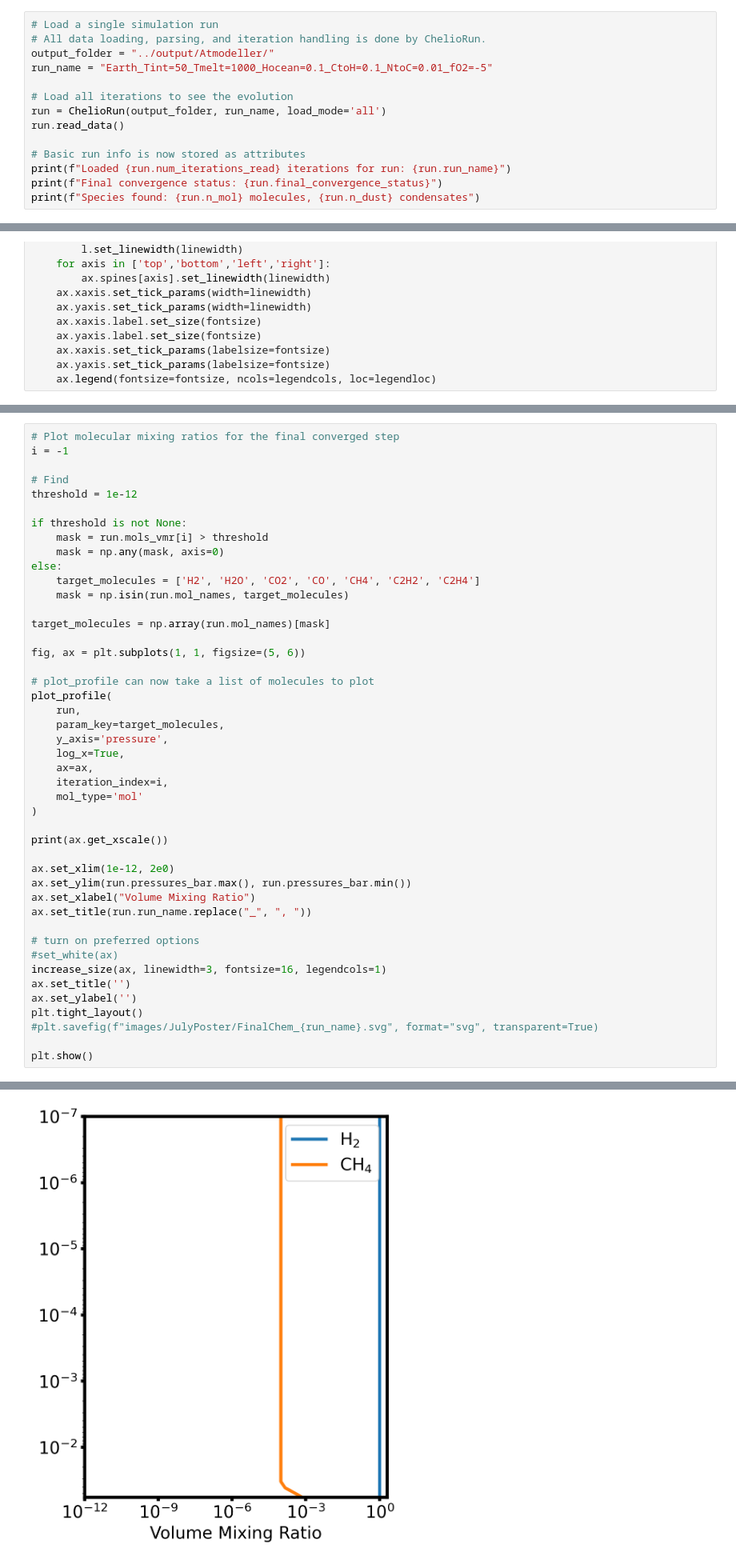
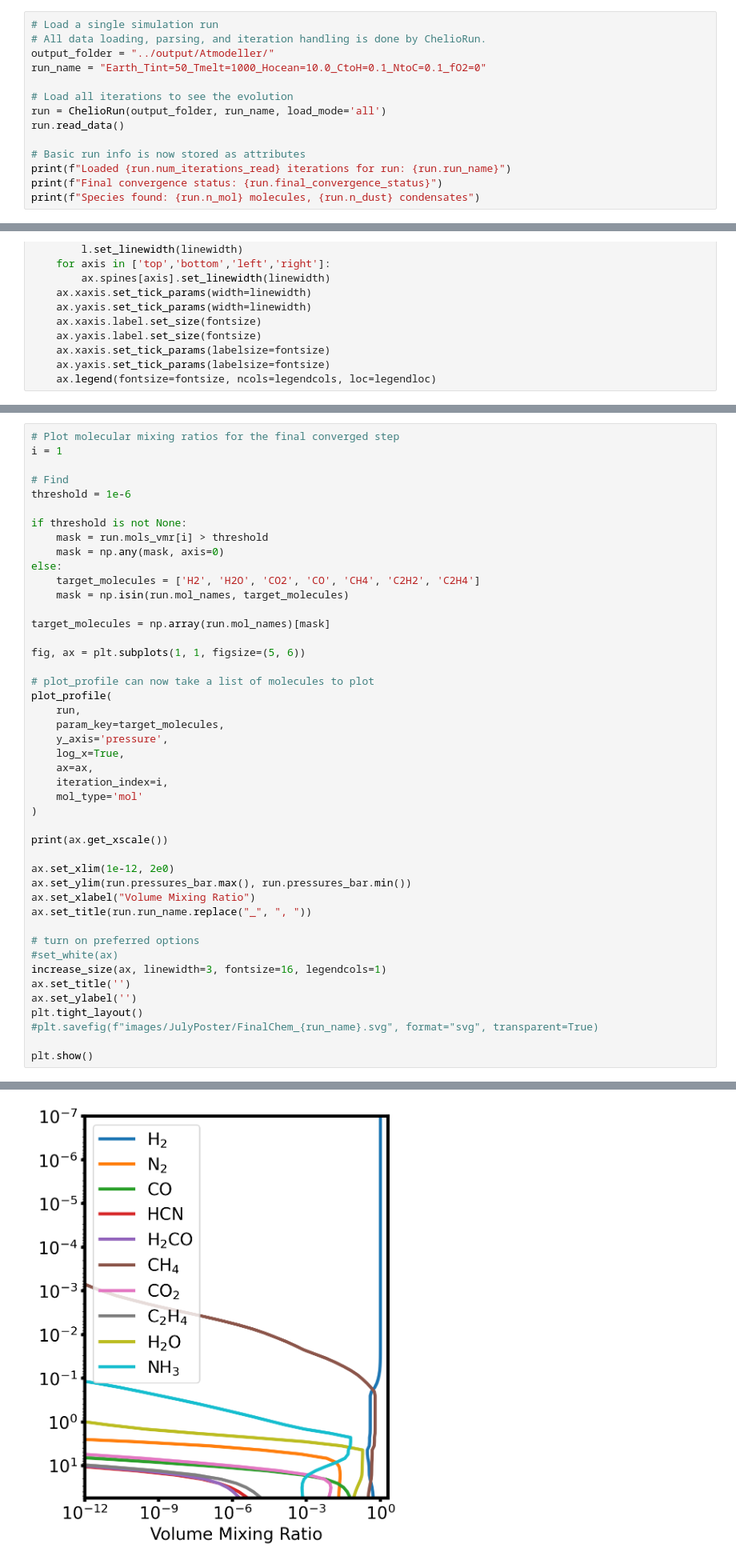
Before and after one commit to DavidDahlbudding/chelio, a Jupyter notebook: analyze/1_IndividualRun.ipynb, the cells around one changed output, grey strips where cells are left out. Shown at 80% size. Drawn from its saved outputs; the diff is of its cells as text.

```diff
--- a/analyze/1_IndividualRun.ipynb
+++ b/analyze/1_IndividualRun.ipynb
@@ -11,7 +11,7 @@ from analyze_modules import ChelioRun, plot_all_iteration_profiles, plot_profile
 # Load a single simulation run
 # All data loading, parsing, and iteration handling is done by ChelioRun.
 output_folder = "../output/Atmodeller/"
-run_name = "Earth_Tint=50_Tmelt=1000_Hocean=0.1_CtoH=0.1_NtoC=0.01_fO2=-5"
+run_name = "Earth_Tint=50_Tmelt=1000_Hocean=10.0_CtoH=0.1_NtoC=0.1_fO2=0"
 
 # Load all iterations to see the evolution
 run = ChelioRun(output_folder, run_name, load_mode='all')
@@ -82,9 +91,9 @@ plt.show()
 # %%
 # Plot molecular mixing ratios for the final converged step
-i = -1
+i = 1
 
 # Find
-threshold = 1e-12
+threshold = 1e-6
 
 if threshold is not None:
     mask = run.mols_vmr[i] > threshold
@@ -99,34 +108,34 @@ fig, ax = plt.subplots(1, 1, figsize=(5, 6))
 
 # plot_profile can now take a list of molecules to plot
 plot_profile(
     run,
     param_key=target_molecules,
     y_axis='pressure',
     log_x=True,
     ax=ax,
     iteration_index=i,
     mol_type='mol'
 )
 
 print(ax.get_xscale())
 
 ax.set_xlim(1e-12, 2e0)
 ax.set_ylim(run.pressures_bar.max(), run.pressures_bar.min())
 ax.set_xlabel("Volume Mixing Ratio")
 ax.set_title(run.run_name.replace("_", ", "))
 
 # turn on preferred options
 #set_white(ax)
 increase_size(ax, linewidth=3, fontsize=16, legendcols=1)
 ax.set_title('')
 ax.set_ylabel('')
 plt.tight_layout()
 #plt.savefig(f"images/JulyPoster/FinalChem_{run_name}.svg", format="svg", transparent=True)
 
 plt.show()
 # %% [output]
 log
-[figure, old version]
+[figure, new version]
 # %%
 # plot the dust "mixing ratios"
 i = -1
```
Also changed, not shown: parts of 5 cells of this notebook, 7 other files.
